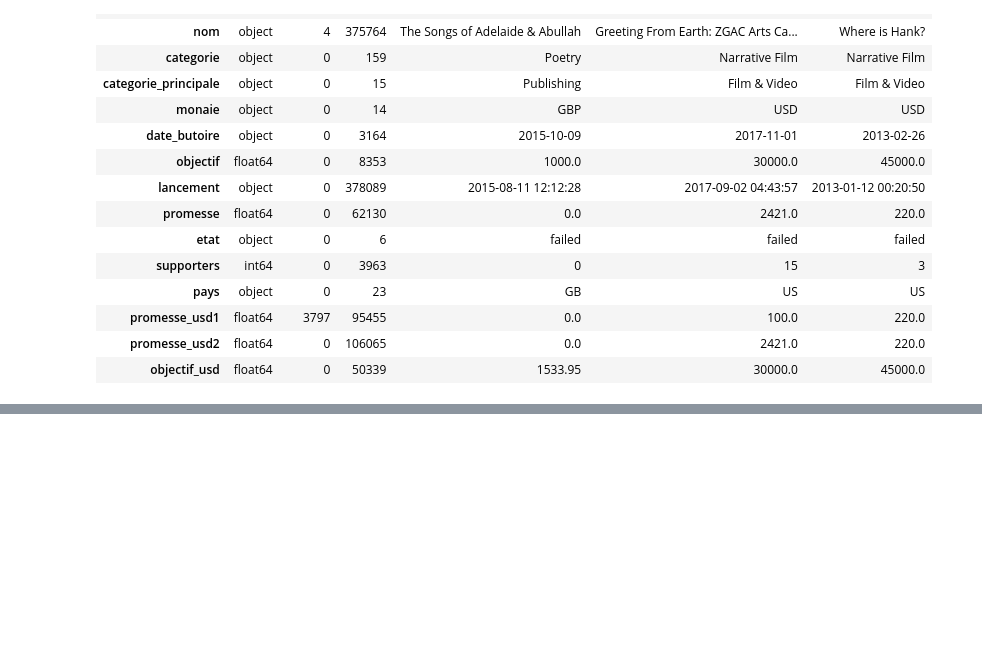
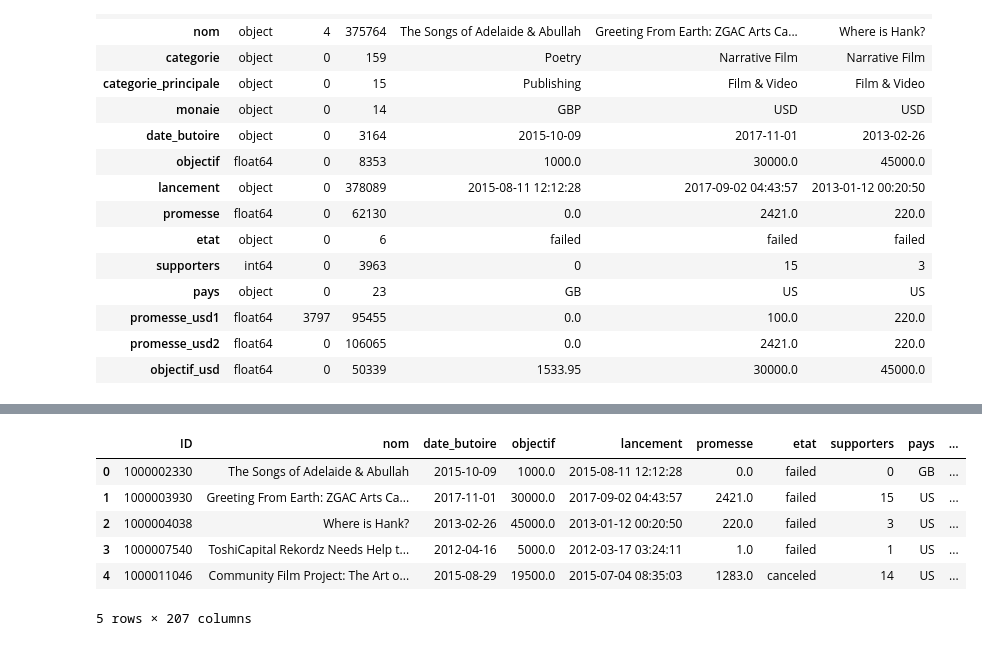
Before and after one commit to MatheoRoucheCNAM/Projet_Financement, a Jupyter notebook: Notebook_Matheo.ipynb, the cells around one changed output, grey strips where cells are left out. Cells and saved outputs as stored; diff of their text form; code cells hidden in the pictures; blank space fills up the shorter version.

```diff
--- a/Notebook_Matheo.ipynb
+++ b/Notebook_Matheo.ipynb
@@ -62,0 +111,72 @@ display(resume_transactions)
+# %%
+# Pour la date butoire
+def get_day(date_str):
+    return date_str.split('-')[2]
+
+def get_month(date_str):
+    return date_str.split('-')[1]
+
+def get_year(date_str):
+    return date_str.split('-')[0]
+
+# Pour la date de lancement
+def get_day2(date_str):
+    return date_str.split(' ')[0].split('-')[2]
+
+def get_hour(time_str):
+    return time_str.split(' ')[1].split(':')[0]
+
+def get_minute(time_str):
+    return time_str.split(' ')[1].split(':')[1]
+
+def get_second(time_str):
+    return time_str.split(' ')[1].split(':')[2]
+
+# Feature nb de jours d'ecart
+def calculer_ecart(date_butoire_str, lancement_str):
+    # Convertir les chaînes de caractères en objets datetime
+    date_butoire = datetime.strptime(date_butoire_str, '%Y-%m-%d')
+    lancement = datetime.strptime(lancement_str.split()[0], '%Y-%m-%d')
+
+    # Calculer l'écart entre les deux dates
+    ecart = (date_butoire - lancement).days
+
+    return ecart
+
+# Date butoire
+days_butoire = financement_d['date_butoire'].apply(get_day)
+months_butoire = financement_d['date_butoire'].apply(get_month)
+years_butoire = financement_d['date_butoire'].apply(get_year)
+
+financement_d['day_butoire'] = days_butoire
+financement_d['month_butoire'] = months_butoire
+financement_d['year_butoire'] = years_butoire
+
+# Date de lancement
+days_lancement = financement_d['lancement'].apply(get_day2)
+months_lancement = financement_d['lancement'].apply(get_month)
+years_lancement = financement_d['lancement'].apply(get_year)
+hours_lancement = financement_d['lancement'].apply(get_hour)
+minutes_lancement = financement_d['lancement'].apply(get_minute)
+seconds_lancement = financement_d['lancement'].apply(get_second)
+
+financement_d['day_lancement'] = days_lancement
+financement_d['month_lancement'] = months_lancement
+financement_d['year_lancement'] = years_lancement
+financement_d['hour_lancement'] = hours_lancement
+financement_d['minute_lancement'] = minutes_lancement
+financement_d['second_lancement'] = seconds_lancement
+
+# Ecart
+financement_d['ecart_jours'] = financement_d.apply(lambda row: calculer_ecart(row['date_butoire'], row['lancement']), axis=1)
+
+# Afficher les 5 premières lignes du DataFrame après les modifications
+display(financement_d.head())
+# %% [output]
+|  | ID | nom | date_butoire | objectif | lancement | promesse | etat | supporters | pays | ... |
+| 0 | 1000002330 | The Songs of Adelaide & Abullah | 2015-10-09 | 1000.0 | 2015-08-11 12:12:28 | 0.0 | failed | 0 | GB | ... |
+| 1 | 1000003930 | Greeting From Earth: ZGAC Arts Ca... | 2017-11-01 | 30000.0 | 2017-09-02 04:43:57 | 2421.0 | failed | 15 | US | ... |
+| 2 | 1000004038 | Where is Hank? | 2013-02-26 | 45000.0 | 2013-01-12 00:20:50 | 220.0 | failed | 3 | US | ... |
+| 3 | 1000007540 | ToshiCapital Rekordz Needs Help t... | 2012-04-16 | 5000.0 | 2012-03-17 03:24:11 | 1.0 | failed | 1 | US | ... |
+| 4 | 1000011046 | Community Film Project: The Art o... | 2015-08-29 | 19500.0 | 2015-07-04 08:35:03 | 1283.0 | canceled | 14 | US | ... |
+5 rows × 207 columns
```
Also changed, not shown: parts of 5 cells of this notebook.
